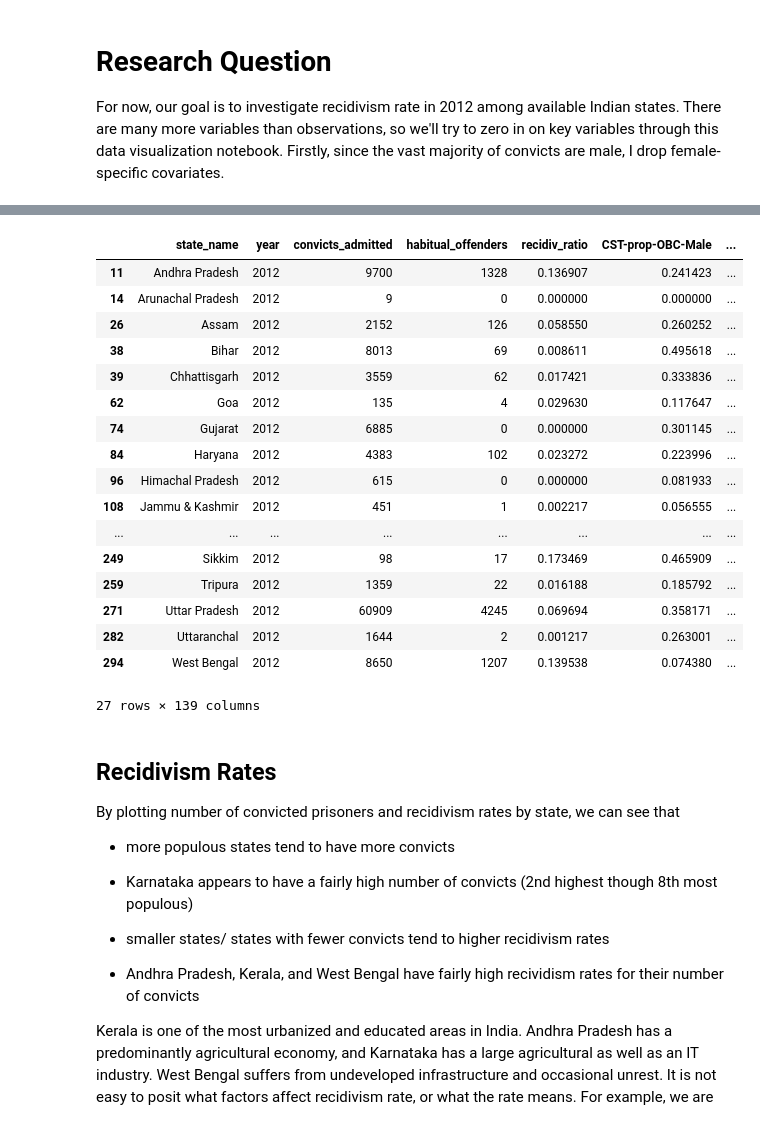
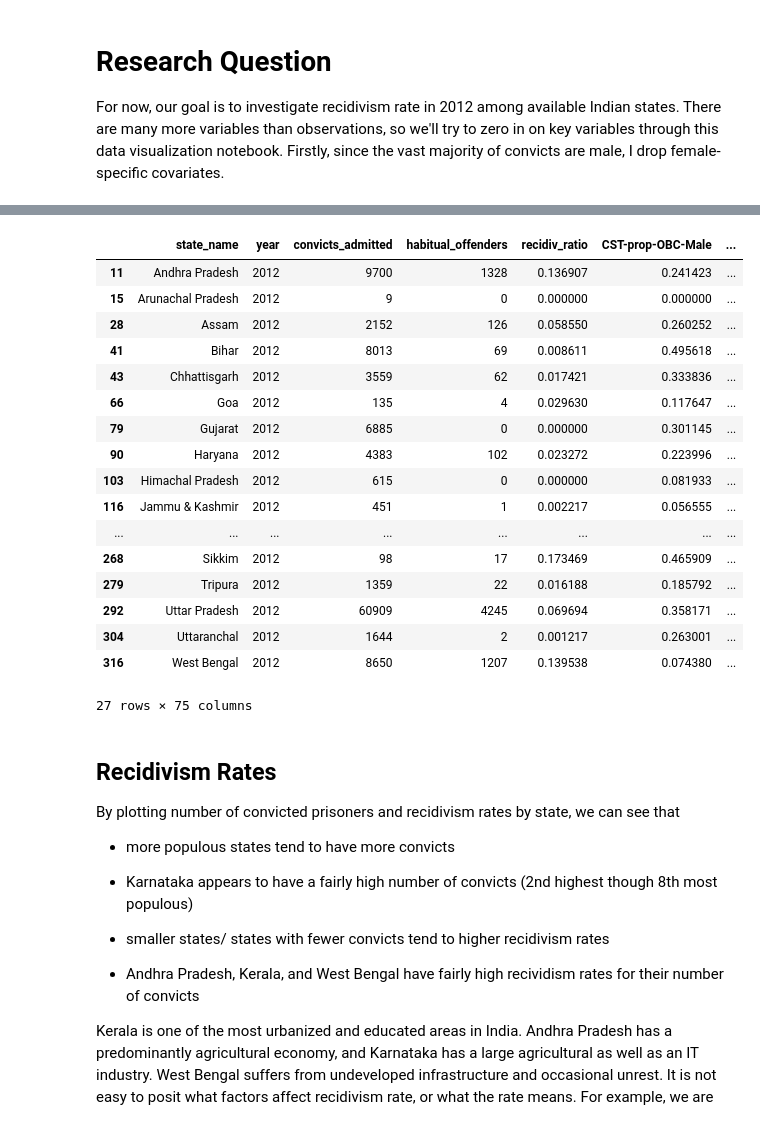
Before and after one commit to hungf8342/indian_prison_recidivism, a Jupyter notebook: DataViz.ipynb, the cells around one changed output, grey strips where cells are left out. Cells and saved outputs as stored; diff of their text form; code cells hidden in the pictures.

```diff
--- a/DataViz.ipynb
+++ b/DataViz.ipynb
@@ -8,30 +15,30 @@ For now, our goal is to investigate recidivism rate in 2012 among available Indi
 # %%
 prison_df = pd.read_csv("Data/tidy_df.csv")
 prison_2012 = prison_df.query("year==2012")
-#prison_2012.filter(regex="^.*Male",axis=1)
-prison_2012.filter(regex=r"^.*\b(?<!Female)$",axis=1)
+# prison_2012.filter(regex=r"^.*\b(?<!Female)$",axis=1)
-# %% [output]
-|  | state_name | year | convicts_admitted | habitual_offenders | recidiv_ratio | CST-prop-OBC-Male | ... |
-| 11 | Andhra Pradesh | 2012 | 9700 | 1328 | 0.136907 | 0.241423 | ... |
-| 14 | Arunachal Pradesh | 2012 | 9 | 0 | 0.000000 | 0.000000 | ... |
-| 26 | Assam | 2012 | 2152 | 126 | 0.058550 | 0.260252 | ... |
-| 38 | Bihar | 2012 | 8013 | 69 | 0.008611 | 0.495618 | ... |
-| 39 | Chhattisgarh | 2012 | 3559 | 62 | 0.017421 | 0.333836 | ... |
-| 62 | Goa | 2012 | 135 | 4 | 0.029630 | 0.117647 | ... |
-| 74 | Gujarat | 2012 | 6885 | 0 | 0.000000 | 0.301145 | ... |
-| 84 | Haryana | 2012 | 4383 | 102 | 0.023272 | 0.223996 | ... |
-| 96 | Himachal Pradesh | 2012 | 615 | 0 | 0.000000 | 0.081933 | ... |
-| 108 | Jammu & Kashmir | 2012 | 451 | 1 | 0.002217 | 0.056555 | ... |
-| ... | ... | ... | ... | ... | ... | ... | ... |
-| 249 | Sikkim | 2012 | 98 | 17 | 0.173469 | 0.465909 | ... |
-| 259 | Tripura | 2012 | 1359 | 22 | 0.016188 | 0.185792 | ... |
-| 271 | Uttar Pradesh | 2012 | 60909 | 4245 | 0.069694 | 0.358171 | ... |
-| 282 | Uttaranchal | 2012 | 1644 | 2 | 0.001217 | 0.263001 | ... |
-| 294 | West Bengal | 2012 | 8650 | 1207 | 0.139538 | 0.074380 | ... |
-27 rows × 139 columns
 # %%
 prison_2012.filter(regex=r"^.*(?<!Female).*$",axis=1)
 M2012=prison_2012.loc[:,prison_2012.columns.str.contains("Female")==False]
+M2012
+# %% [output]
+|  | state_name | year | convicts_admitted | habitual_offenders | recidiv_ratio | CST-prop-OBC-Male | ... |
+| 11 | Andhra Pradesh | 2012 | 9700 | 1328 | 0.136907 | 0.241423 | ... |
+| 15 | Arunachal Pradesh | 2012 | 9 | 0 | 0.000000 | 0.000000 | ... |
+| 28 | Assam | 2012 | 2152 | 126 | 0.058550 | 0.260252 | ... |
+| 41 | Bihar | 2012 | 8013 | 69 | 0.008611 | 0.495618 | ... |
+| 43 | Chhattisgarh | 2012 | 3559 | 62 | 0.017421 | 0.333836 | ... |
+| 66 | Goa | 2012 | 135 | 4 | 0.029630 | 0.117647 | ... |
+| 79 | Gujarat | 2012 | 6885 | 0 | 0.000000 | 0.301145 | ... |
+| 90 | Haryana | 2012 | 4383 | 102 | 0.023272 | 0.223996 | ... |
+| 103 | Himachal Pradesh | 2012 | 615 | 0 | 0.000000 | 0.081933 | ... |
+| 116 | Jammu & Kashmir | 2012 | 451 | 1 | 0.002217 | 0.056555 | ... |
+| ... | ... | ... | ... | ... | ... | ... | ... |
+| 268 | Sikkim | 2012 | 98 | 17 | 0.173469 | 0.465909 | ... |
+| 279 | Tripura | 2012 | 1359 | 22 | 0.016188 | 0.185792 | ... |
+| 292 | Uttar Pradesh | 2012 | 60909 | 4245 | 0.069694 | 0.358171 | ... |
+| 304 | Uttaranchal | 2012 | 1644 | 2 | 0.001217 | 0.263001 | ... |
+| 316 | West Bengal | 2012 | 8650 | 1207 | 0.139538 | 0.074380 | ... |
+27 rows × 75 columns
 # %% [markdown]
 ## Recidivism Rates
 By plotting number of convicted prisoners and recidivism rates by state, we can see that
```
Also changed, not shown: parts of 5 cells of this notebook, 6 other files.
